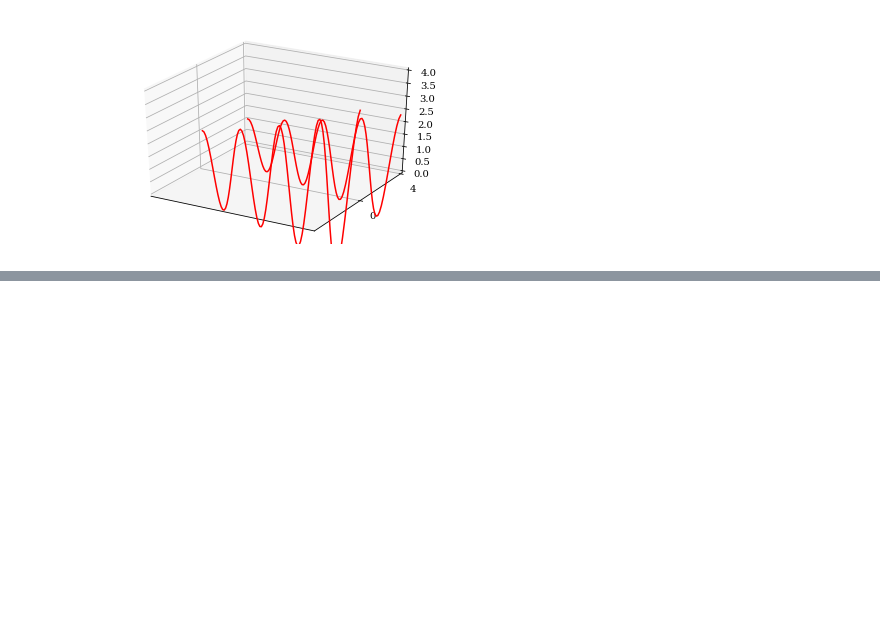
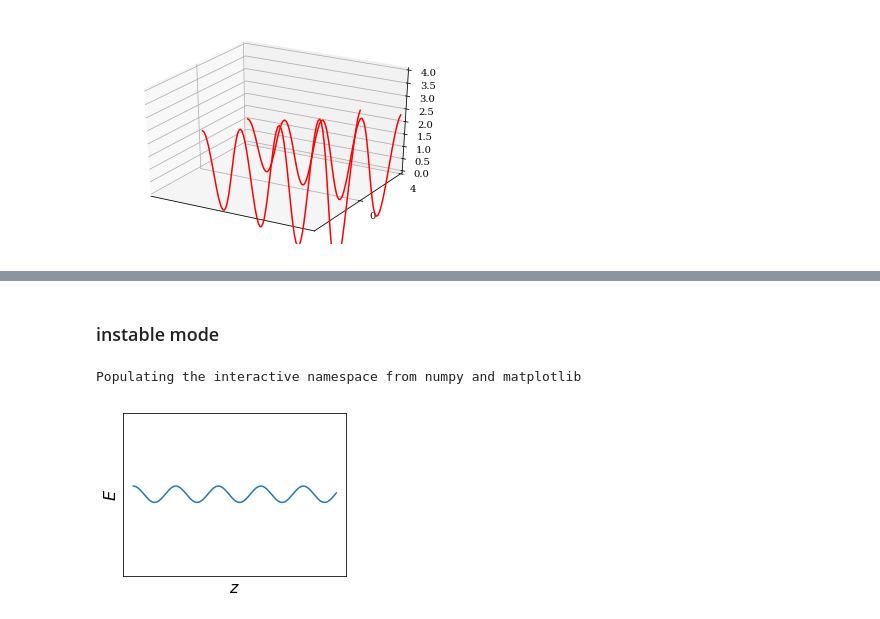
Before and after one commit to nimachm81/myPyCodes, a Jupyter notebook: spacetime periodic medium - Lorentz dispersive dielectric.ipynb, the cells around one changed output, grey strips where cells are left out. Saved outputs shown, nothing was run; the diff lists cells and outputs as text; code cells hidden in the pictures; blank space fills up the shorter version.

```diff
--- a/spacetime periodic medium - Lorentz dispersive dielectric.ipynb
+++ b/spacetime periodic medium - Lorentz dispersive dielectric.ipynb
@@ -1458,0 +1541,52 @@ plt.show()
+# %% [markdown]
+### instable mode
+# %%
+%pylab inline
+
+import matplotlib.cm as cm
+import matplotlib.pyplot as plt
+import numpy as np
+from scipy import constants
+import matplotlib.animation as animation
+
+import os
+cwd = os.getcwd()
+dir_name = os.path.join(cwd, 'other', 'spacetime')
+file_ext = '.png'
+if not os.path.exists(dir_name):
+    os.makedirs(dir_name)
+
+
+figsize(4, 3)
+
+N = 200
+k = 3
+omega = k + 1j
+
+z = np.linspace(0, 10, N)
+
+
+Nt = 200
+t_max = 10*(2*np.pi/np.real(omega))
+fig = None
+def updateE(i):
+    plt.clf()
+    t_i = i*t_max/Nt
+    fz = np.exp(-1j*(omega*t_i - k*z))
+    fig = plt.plot(z, fz)
+    ax = plt.gca()
+    ax.set_adjustable('box-forced')
+    ax.axes.get_xaxis().set_ticks([])
+    ax.axes.get_yaxis().set_ticks([])
+    plt.ylim(-10, 10)
+    plt.xlabel('$z$', fontsize=16)
+    plt.ylabel('$E$', fontsize=16)
+    return fig
+
+fig = plt.figure()
+eps_anim = animation.FuncAnimation(fig, updateE, frames=25, interval=Nt)
+eps_anim.save(os.path.join(dir_name, 'instable.mp4'), writer="ffmpeg")
+plt.show()
+# %% [output]
+Populating the interactive namespace from numpy and matplotlib
+[figure, added]
```
Also changed, not shown: parts of 5 cells of this notebook.
